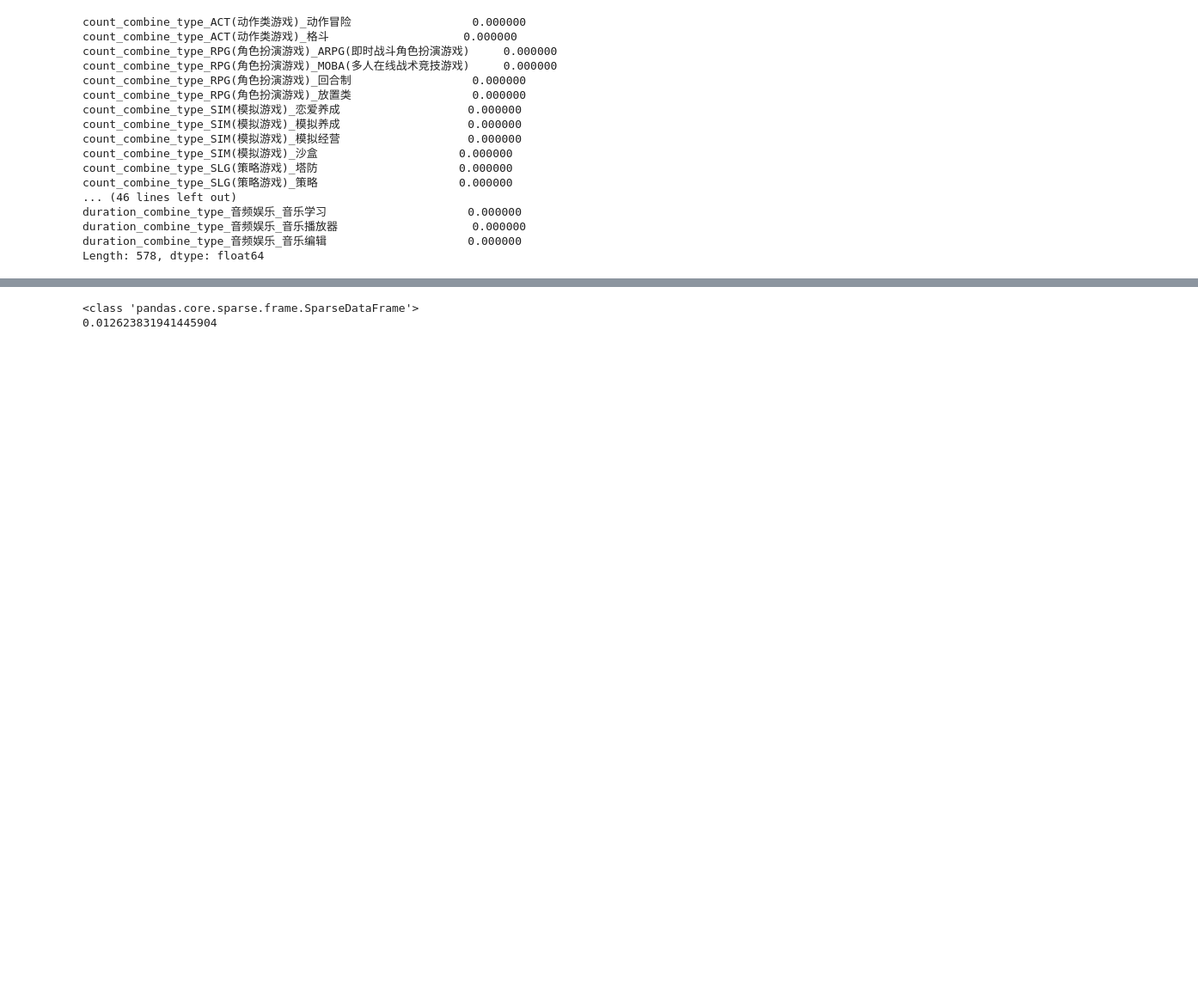
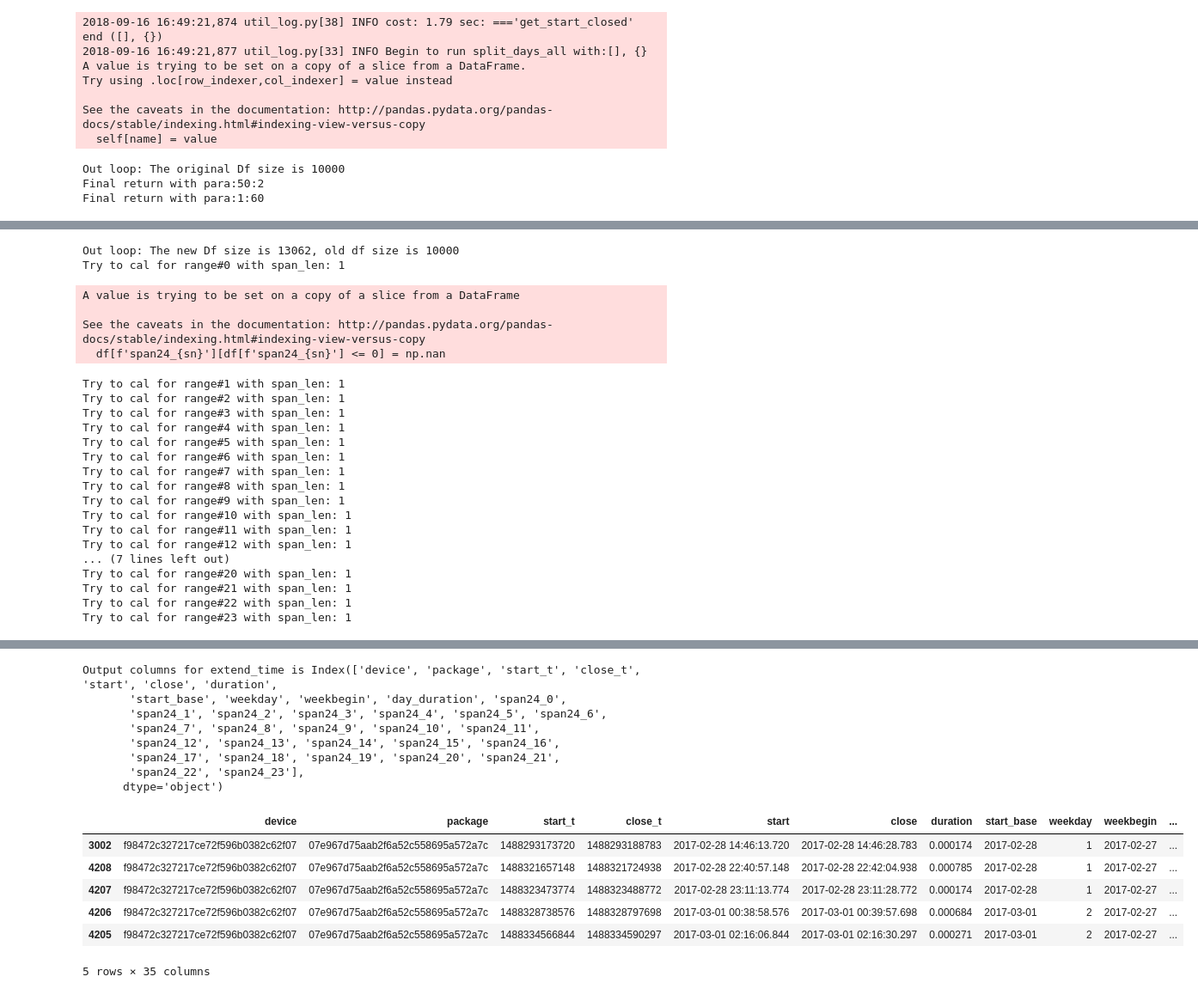
Before and after one commit to Flyfoxs/tinymind_sex_age, a Jupyter notebook: analysis.ipynb, the cells around one changed output, grey strips where cells are left out. Shown: that part at 86% size. Drawn from its saved outputs; the diff is of its cells as text; code cells hidden in the pictures; blank space fills up the shorter version.

```diff
--- a/analysis.ipynb
+++ b/analysis.ipynb
@@ -6,6 +6,8 @@ from  tiny.tfidf import *
 print('begin')
 # cntTf = get_cntTf('app')
 
-tmp=extend_package(version=1, mini=False,type='combine_type')
-tmp.head().sum(axis=0)
+df = get_start_closed()[:10000]
+df = split_days_all(df)
+df = cal_duration_for_span(df, span_no=24)
+df.head()
 # %% [output]
@@ -19,17 +19,10 @@ begin
-count_combine_type_ACT(动作类游戏)_动作冒险                  0.000000
-count_combine_type_ACT(动作类游戏)_格斗                    0.000000
-count_combine_type_RPG(角色扮演游戏)_ARPG(即时战斗角色扮演游戏)     0.000000
-count_combine_type_RPG(角色扮演游戏)_MOBA(多人在线战术竞技游戏)     0.000000
-count_combine_type_RPG(角色扮演游戏)_回合制                  0.000000
-count_combine_type_RPG(角色扮演游戏)_放置类                  0.000000
-count_combine_type_SIM(模拟游戏)_恋爱养成                   0.000000
-count_combine_type_SIM(模拟游戏)_模拟养成                   0.000000
-count_combine_type_SIM(模拟游戏)_模拟经营                   0.000000
-count_combine_type_SIM(模拟游戏)_沙盒                     0.000000
-count_combine_type_SLG(策略游戏)_塔防                     0.000000
-count_combine_type_SLG(策略游戏)_策略                     0.000000
-... (46 lines left out)
-duration_combine_type_音频娱乐_音乐学习                     0.000000
-duration_combine_type_音频娱乐_音乐播放器                    0.000000
-duration_combine_type_音频娱乐_音乐编辑                     0.000000
-Length: 578, dtype: float64
+2018-09-16 16:49:21,874 util_log.py[38] INFO cost: 1.79 sec: ==='get_start_closed' end ([], {})
+2018-09-16 16:49:21,877 util_log.py[33] INFO Begin to run split_days_all with:[], {}
+A value is trying to be set on a copy of a slice from a DataFrame.
+Try using .loc[row_indexer,col_indexer] = value instead
+
+See the caveats in the documentation: http://pandas.pydata.org/pandas-docs/stable/indexing.html#indexing-view-versus-copy
+  self[name] = value
+Out loop: The original Df size is 10000
+Final return with para:50:2
+Final return with para:1:60
@@ -35,0 +31,23 @@ Length: 578, dtype: float64
+Out loop: The new Df size is 13062, old df size is 10000
+Try to cal for range#0 with span_len: 1
+A value is trying to be set on a copy of a slice from a DataFrame
+
+See the caveats in the documentation: http://pandas.pydata.org/pandas-docs/stable/indexing.html#indexing-view-versus-copy
+  df[f'span24_{sn}'][df[f'span24_{sn}'] <= 0] = np.nan
+Try to cal for range#1 with span_len: 1
+Try to cal for range#2 with span_len: 1
+Try to cal for range#3 with span_len: 1
+Try to cal for range#4 with span_len: 1
+Try to cal for range#5 with span_len: 1
+Try to cal for range#6 with span_len: 1
+Try to cal for range#7 with span_len: 1
+Try to cal for range#8 with span_len: 1
+Try to cal for range#9 with span_len: 1
+Try to cal for range#10 with span_len: 1
+Try to cal for range#11 with span_len: 1
+Try to cal for range#12 with span_len: 1
+... (7 lines left out)
+Try to cal for range#20 with span_len: 1
+Try to cal for range#21 with span_len: 1
+Try to cal for range#22 with span_len: 1
+Try to cal for range#23 with span_len: 1
@@ -36,6 +55,15 @@ Length: 578, dtype: float64
+Output columns for extend_time is Index(['device', 'package', 'start_t', 'close_t', 'start', 'close', 'duration',
+       'start_base', 'weekday', 'weekbegin', 'day_duration', 'span24_0',
+       'span24_1', 'span24_2', 'span24_3', 'span24_4', 'span24_5', 'span24_6',
+       'span24_7', 'span24_8', 'span24_9', 'span24_10', 'span24_11',
+       'span24_12', 'span24_13', 'span24_14', 'span24_15', 'span24_16',
+       'span24_17', 'span24_18', 'span24_19', 'span24_20', 'span24_21',
+       'span24_22', 'span24_23'],
+      dtype='object')
+|  | device | package | start_t | close_t | start | close | duration | start_base | weekday | weekbegin | ... |
+| 3002 | f98472c327217ce72f596b0382c62f07 | 07e967d75aab2f6a52c558695a572a7c | 1488293173720 | 1488293188783 | 2017-02-28 14:46:13.720 | 2017-02-28 14:46:28.783 | 0.000174 | 2017-02-28 | 1 | 2017-02-27 | ... |
+| 4208 | f98472c327217ce72f596b0382c62f07 | 07e967d75aab2f6a52c558695a572a7c | 1488321657148 | 1488321724938 | 2017-02-28 22:40:57.148 | 2017-02-28 22:42:04.938 | 0.000785 | 2017-02-28 | 1 | 2017-02-27 | ... |
+| 4207 | f98472c327217ce72f596b0382c62f07 | 07e967d75aab2f6a52c558695a572a7c | 1488323473774 | 1488323488772 | 2017-02-28 23:11:13.774 | 2017-02-28 23:11:28.772 | 0.000174 | 2017-02-28 | 1 | 2017-02-27 | ... |
+| 4206 | f98472c327217ce72f596b0382c62f07 | 07e967d75aab2f6a52c558695a572a7c | 1488328738576 | 1488328797698 | 2017-03-01 00:38:58.576 | 2017-03-01 00:39:57.698 | 0.000684 | 2017-03-01 | 2 | 2017-02-27 | ... |
+| 4205 | f98472c327217ce72f596b0382c62f07 | 07e967d75aab2f6a52c558695a572a7c | 1488334566844 | 1488334590297 | 2017-03-01 02:16:06.844 | 2017-03-01 02:16:30.297 | 0.000271 | 2017-03-01 | 2 | 2017-02-27 | ... |
+5 rows × 35 columns
-# %%
-print(type(tmp))
-print(tmp.density)
-# %% [output]
-<class 'pandas.core.sparse.frame.SparseDataFrame'>
-0.012623831941445904
```
Also changed, not shown: parts of 6 cells of this notebook, 3 other files.
